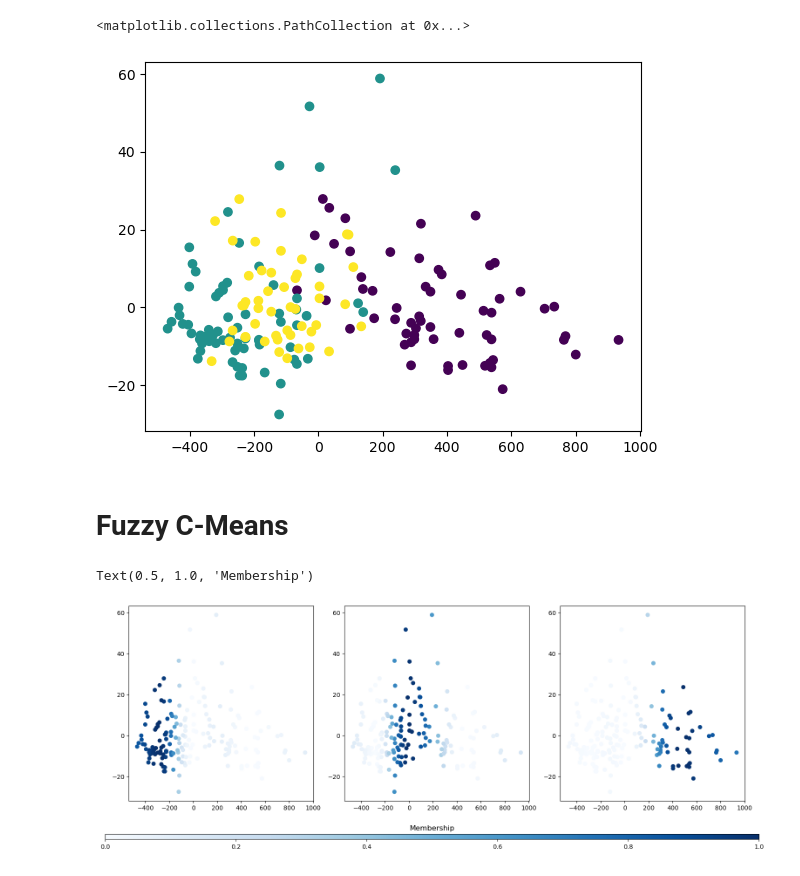
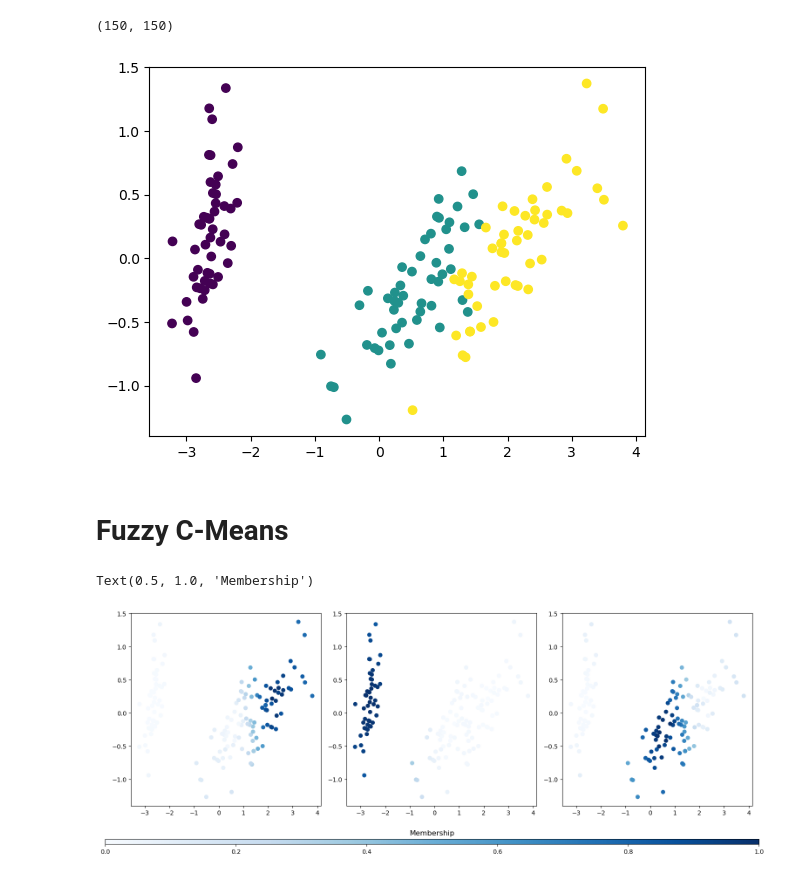
Before and after one commit to AndreaCampagner/softpy, a Jupyter notebook: examples/example_lesson3.ipynb, the cells around one changed output. Drawn from its saved outputs; the diff is of its cells as text; code cells hidden in the pictures.

```diff
--- a/examples/example_lesson3.ipynb
+++ b/examples/example_lesson3.ipynb
@@ -31,17 +55,19 @@ def remap_labels(X, labels1, labels2):
 
     return linear_sum_assignment(costs)
 # %%
-X, y = load_wine(return_X_y=True)
+X, y = load_iris(return_X_y=True)
 
 pca = PCA(n_components=2)
 X_red = pca.fit_transform(X)
 
 classes = len(np.unique(y))
 
 plt.scatter(X_red[:,0], X_red[:, 1], c=y)
+
+pairwise_distances(X,X).shape
 # %% [output]
-<matplotlib.collections.PathCollection at 0x...>
+(150, 150)
-[figure, old version]
+[figure, new version]
 # %% [markdown]
 # Fuzzy C-Means
 # %%
@@ -63,7 +89,7 @@ fig.colorbar(im, ax=axs.ravel().tolist(), orientation='horizontal', cax=cbar_ax)
 cbar_ax.set_title("Membership")
 # %% [output]
 Text(0.5, 1.0, 'Membership')
-[figure, old version]
+[figure, new version]
 # %%
 plt.scatter(X_red[:,0], X_red[:, 1], c=y_pred)
 # %% [output]
```
Also changed, not shown: parts of 8 cells of this notebook, 6 other files.
